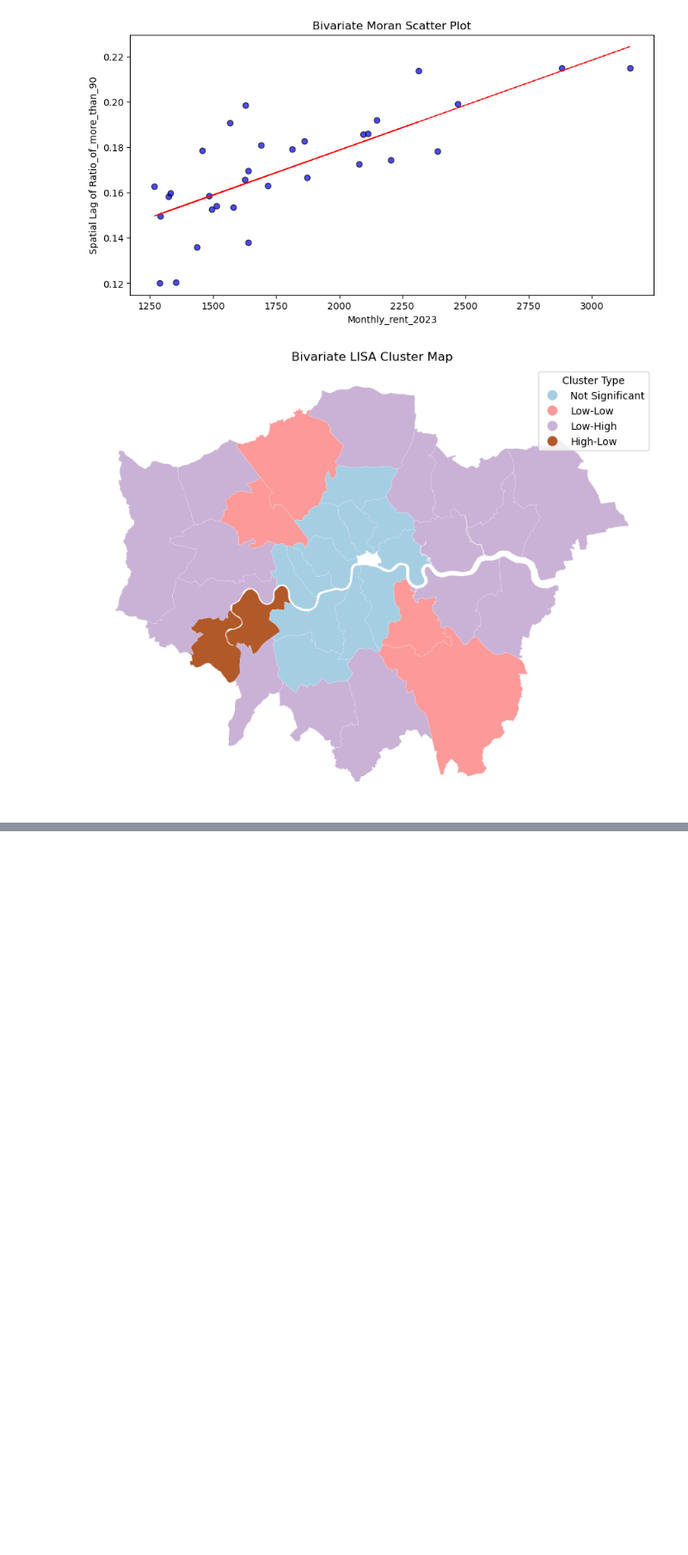
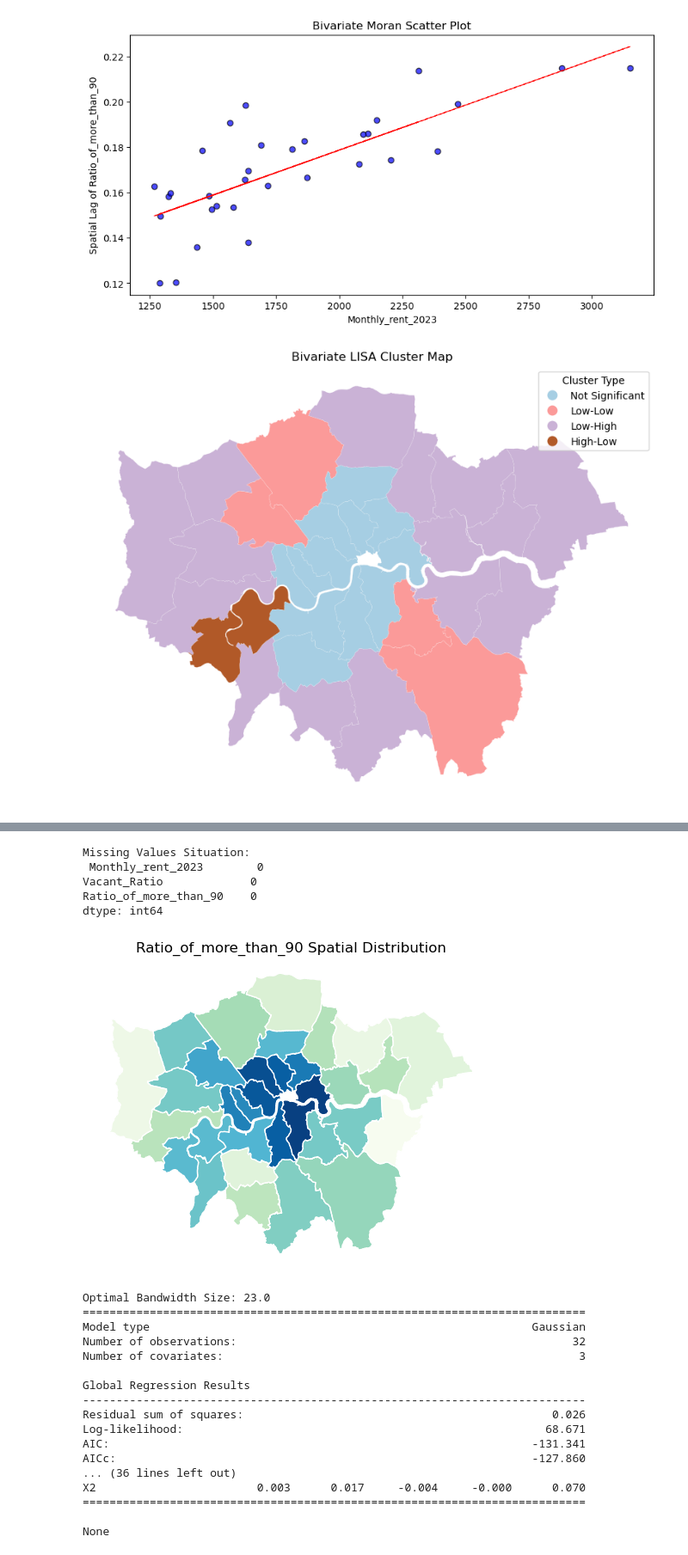
Before and after one commit to VeraLi0710/13Group-work_Airbnb-Patterns-London, a Jupyter notebook: Moran_point_pattern.ipynb, the cells around one changed output, grey strips where cells are left out. Shown at 86% size. Saved outputs shown, nothing was run; the diff lists cells and outputs as text; code cells hidden in the pictures; blank space fills up the shorter version.

```diff
--- a/Moran_point_pattern.ipynb
+++ b/Moran_point_pattern.ipynb
@@ -378,0 +417,80 @@ p-value: 0.335
+# %%
+# Calculate geometric centroids and extract coordinates
+zone['centro'] = zone.geometry.centroid
+zone['X'] = zone['centro'].x
+zone['Y'] = zone['centro'].y
+
+# Check for and handle missing values
+print("Missing Values Situation:\n", zone[['Monthly_rent_2023', 'Vacant_Ratio', 'Ratio_of_more_than_90']].isna().sum())
+zone = zone.dropna(subset=['Monthly_rent_2023', 'Vacant_Ratio', 'Ratio_of_more_than_90'])
+
+# Visualize the distribution of the dependent variable
+fig, ax = plt.subplots(figsize=(6, 6))
+zone.plot(column="Ratio_of_more_than_90", cmap='GnBu', edgecolor='white', ax=ax)
+ax.set_axis_off()
+plt.title("Ratio_of_more_than_90 Spatial Distribution")
+plt.show()
+
+# Prepare data needed for GWR
+g_y = zone['Ratio_of_more_than_90'].values.reshape((-1, 1))
+g_X = zone[['Monthly_rent_2023', 'Vacant_Ratio']].values
+g_coords = list(zip(zone['X'], zone['Y']))
+
+# Bandwidth selection (GWR)
+gwr_selector = Sel_BW(g_coords, g_y, g_X, fixed=False)
+gwr_bw = gwr_selector.search(search_method='golden_section', criterion='AICc', bw_min=2, bw_max=32)
+print('Optimal Bandwidth Size:', gwr_bw)
+
+# Fit GWR model
+gwr_results = GWR(g_coords, g_y, g_X, gwr_bw, fixed=False, kernel='bisquare', constant=True, spherical=True).fit()
+print(gwr_results.summary())
+
+# Extract regression parameters and significance
+var_names = ['cof_Intercept', 'cof_Monthly_rent_2023', 'cof_Vacant_Ratio']
+gwr_coefs = pd.DataFrame(gwr_results.params, columns=var_names)
+gwr_tvals = pd.DataFrame(gwr_results.filter_tvals())
+
+# Combine regression results with spatial data
+georgia_data_geo = gpd.GeoDataFrame(zone, geometry=gpd.points_from_xy(zone.X, zone.Y))
+georgia_data_geo = georgia_data_geo.join(gwr_coefs)
+georgia_shp_geo = gpd.sjoin(zone, georgia_data_geo, how="inner", predicate='intersects').reset_index(drop=True)
+
+# Visualize regression coefficients and areas of significance
+fig, axes = plt.subplots(1, len(var_names), figsize=(12, 3))
+for i, ax in enumerate(axes):
+    var = var_names[i]
+    georgia_shp_geo.plot(column=var, edgecolor='white', cmap='Blues', legend=True, ax=ax)
+    ax.set_title(var)
+    ax.set_axis_off()
+
+    # Determine significance
+    threshold = 1.96
+    significant = (gwr_tvals.iloc[:, i].abs() > threshold)
+    georgia_shp_geo[~significant].plot(color='lightgrey', ax=ax, edgecolor='white')
+
+plt.tight_layout()
+plt.show()
+# %% [output]
+Missing Values Situation:
+ Monthly_rent_2023        0
+Vacant_Ratio             0
+Ratio_of_more_than_90    0
+dtype: int64
+[figure, added]
+Optimal Bandwidth Size: 23.0
+===========================================================================
+Model type                                                         Gaussian
+Number of observations:                                                  32
+Number of covariates:                                                     3
+
+Global Regression Results
+---------------------------------------------------------------------------
+Residual sum of squares:                                              0.026
+Log-likelihood:                                                      68.671
+AIC:                                                               -131.341
+AICc:                                                              -127.860
+... (36 lines left out)
+X2                        0.003      0.017     -0.004     -0.000      0.070
+===========================================================================
+
+None
```
Also changed, not shown: parts of 10 cells of this notebook.
